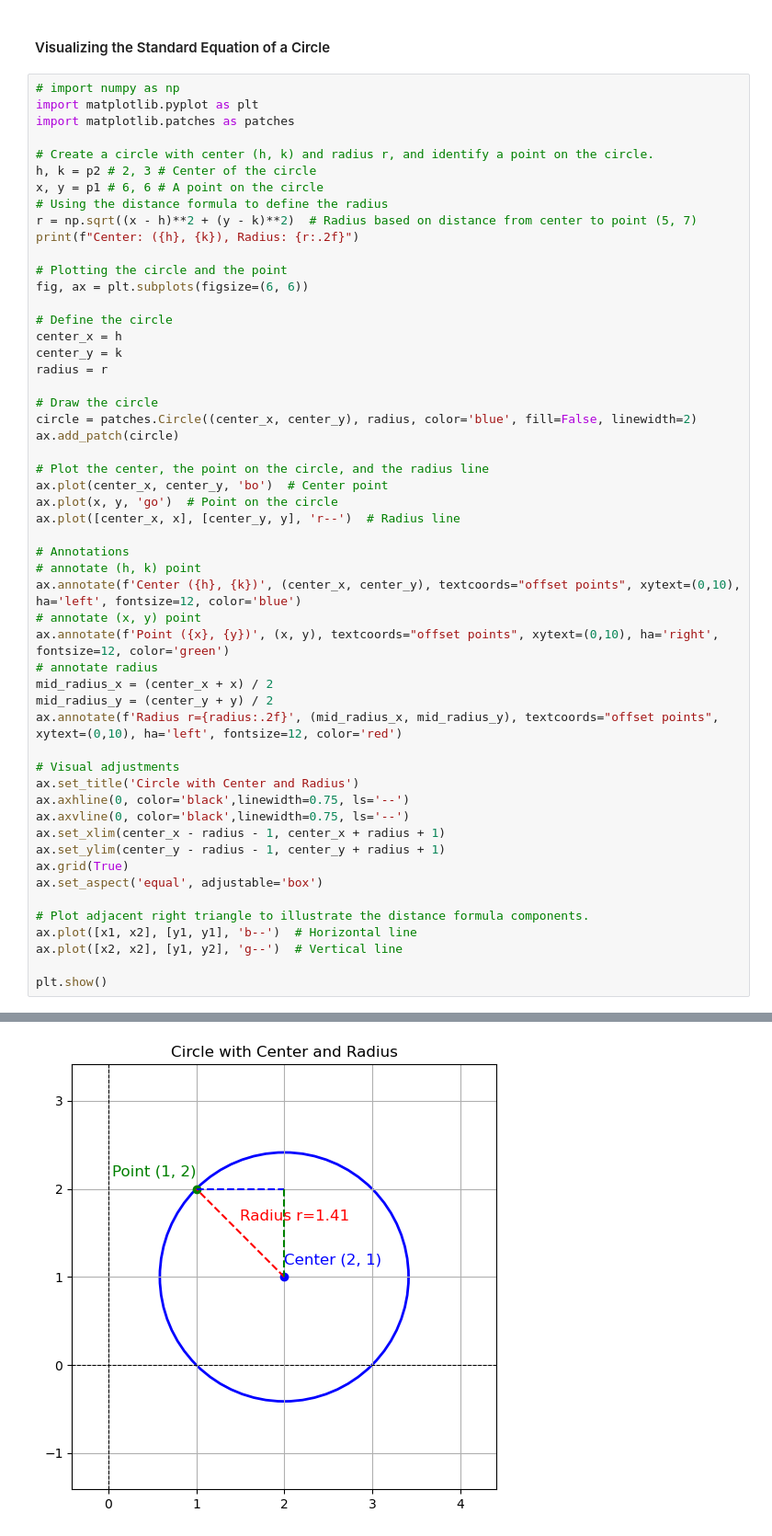
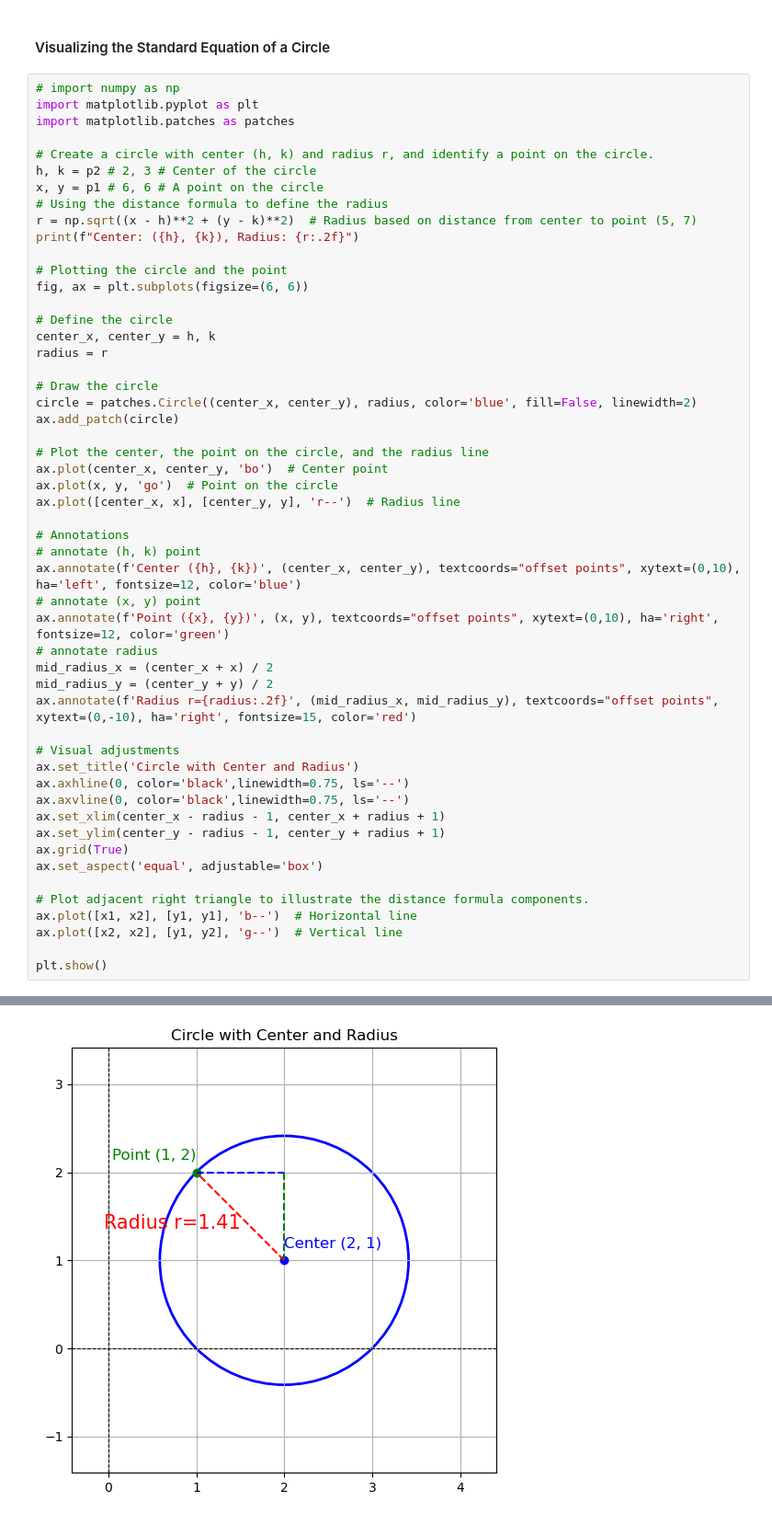
Before and after one commit to bravobryan/bravemath, a Jupyter notebook: bravemath/calc/precalc/precalc_notes.ipynb, the cells around one changed output, grey strips where cells are left out. Shown at 92% size. Cells and saved outputs as stored; diff of their text form.

```diff
--- a/bravemath/calc/precalc/precalc_notes.ipynb
+++ b/bravemath/calc/precalc/precalc_notes.ipynb
@@ -162,8 +162,7 @@ print(f"Center: ({h}, {k}), Radius: {r:.2f}")
 fig, ax = plt.subplots(figsize=(6, 6))
 
 # Define the circle
-center_x = h
-center_y = k
+center_x, center_y = h, k
 radius = r
 
 # Draw the circle
@@ -173,32 +172,32 @@ ax.add_patch(circle)
 # Plot the center, the point on the circle, and the radius line
 ax.plot(center_x, center_y, 'bo')  # Center point
 ax.plot(x, y, 'go')  # Point on the circle
 ax.plot([center_x, x], [center_y, y], 'r--')  # Radius line
 
 # Annotations
 # annotate (h, k) point
 ax.annotate(f'Center ({h}, {k})', (center_x, center_y), textcoords="offset points", xytext=(0,10), ha='left', fontsize=12, color='blue')
 # annotate (x, y) point
 ax.annotate(f'Point ({x}, {y})', (x, y), textcoords="offset points", xytext=(0,10), ha='right', fontsize=12, color='green')
 # annotate radius
 mid_radius_x = (center_x + x) / 2
 mid_radius_y = (center_y + y) / 2
-ax.annotate(f'Radius r={radius:.2f}', (mid_radius_x, mid_radius_y), textcoords="offset points", xytext=(0,10), ha='left', fontsize=12, color='red')
+ax.annotate(f'Radius r={radius:.2f}', (mid_radius_x, mid_radius_y), textcoords="offset points", xytext=(0,-10), ha='right', fontsize=15, color='red')
 
 # Visual adjustments
 ax.set_title('Circle with Center and Radius')
 ax.axhline(0, color='black',linewidth=0.75, ls='--')
 ax.axvline(0, color='black',linewidth=0.75, ls='--')
 ax.set_xlim(center_x - radius - 1, center_x + radius + 1)
 ax.set_ylim(center_y - radius - 1, center_y + radius + 1)
 ax.grid(True)
 ax.set_aspect('equal', adjustable='box')
 
 # Plot adjacent right triangle to illustrate the distance formula components.
 ax.plot([x1, x2], [y1, y1], 'b--')  # Horizontal line
 ax.plot([x2, x2], [y1, y2], 'g--')  # Vertical line
 
 plt.show()
 # %% [output]
 Center: (2, 1), Radius: 1.41
-[figure, old version]
+[figure, new version]
```
Also changed, not shown: parts of 1 cell of this notebook.
